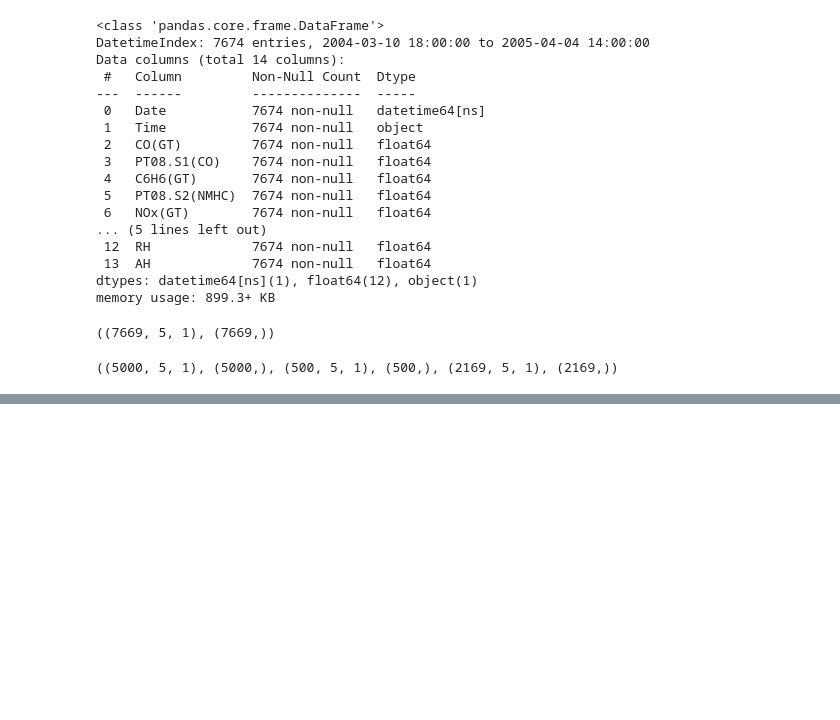
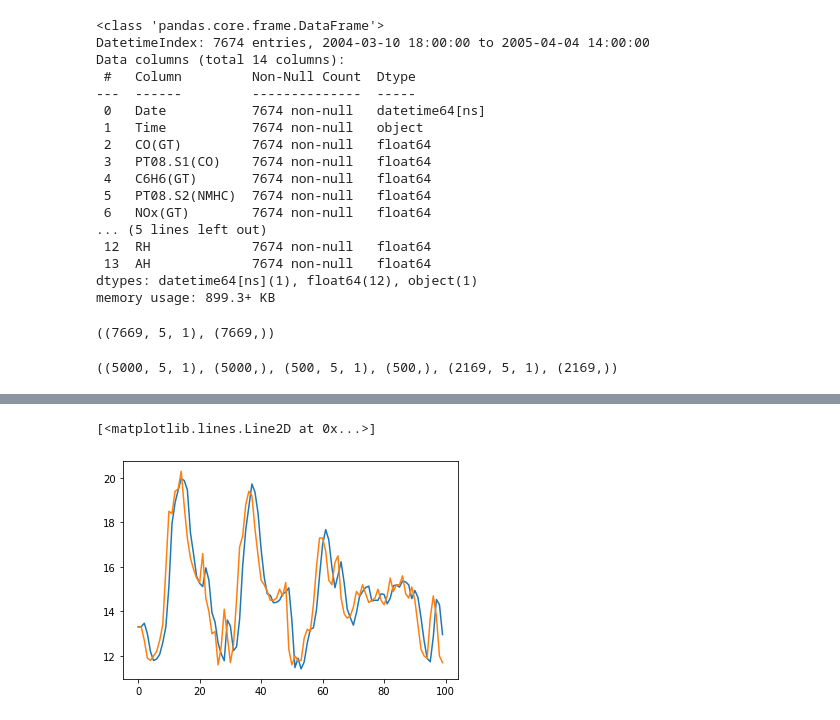
Before and after one commit to pk2971/Air-Quality-vs-Temperature-time-series, a Jupyter notebook: Air_Quality_time_series_forecasting.ipynb, the cells around one changed output, grey strips where cells are left out. Drawn from its saved outputs; the diff is of its cells as text; code cells hidden in the pictures; blank space fills up the shorter version.

```diff
--- a/Air_Quality_time_series_forecasting.ipynb
+++ b/Air_Quality_time_series_forecasting.ipynb
@@ -413,0 +511,3 @@ val_results
+# %%
+from tensorflow.keras.models import load_model
+model1 = load_model('model2/')
@@ -413,0 +539,4 @@ val_results
+# %%
+val_predictions = model1.predict(X_val1).flatten()
+val_results = pd.DataFrame(data={'Val Predictions':val_predictions, 'Actuals':y_val1})
+val_results
@@ -413,0 +557,7 @@ val_results
+# %%
+import matplotlib.pyplot as plt
+plt.plot(val_results['Val Predictions'][0:100])
+plt.plot(val_results['Actuals'][0:100])
+# %% [output]
+[<matplotlib.lines.Line2D at 0x...>]
+[figure, added]
```
Also changed, not shown: parts of 21 cells of this notebook.
